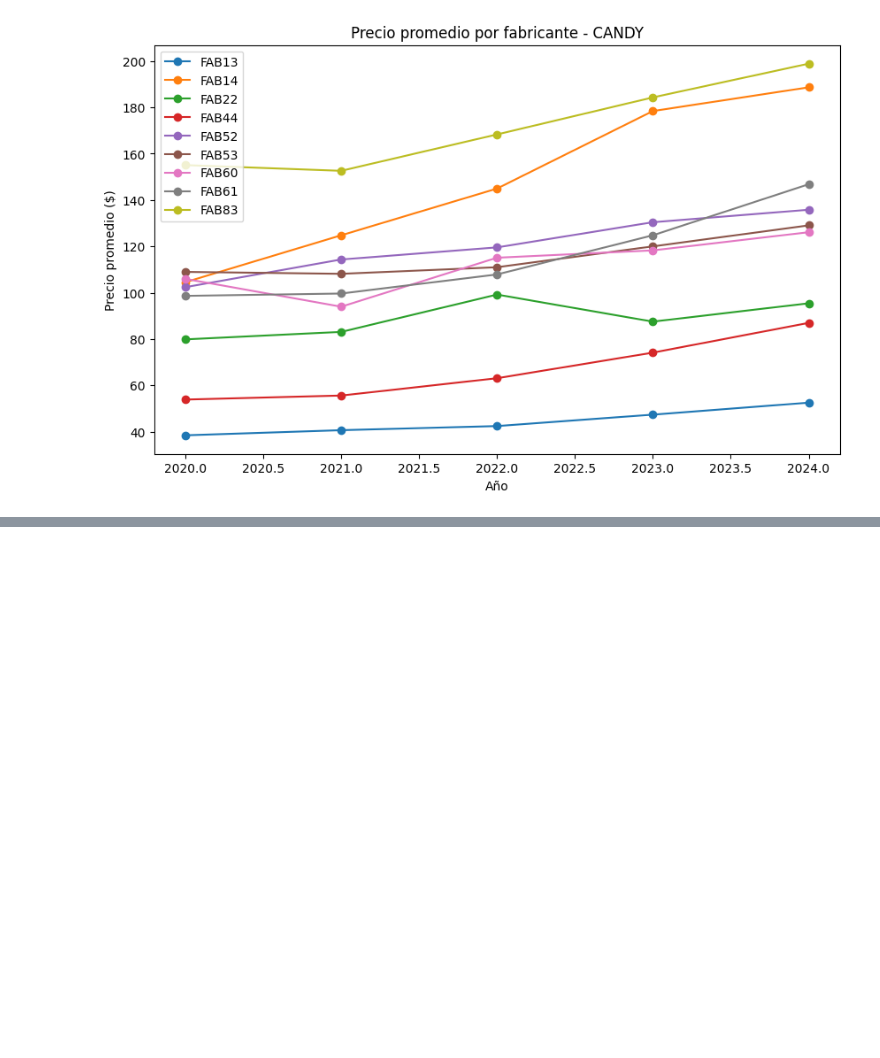
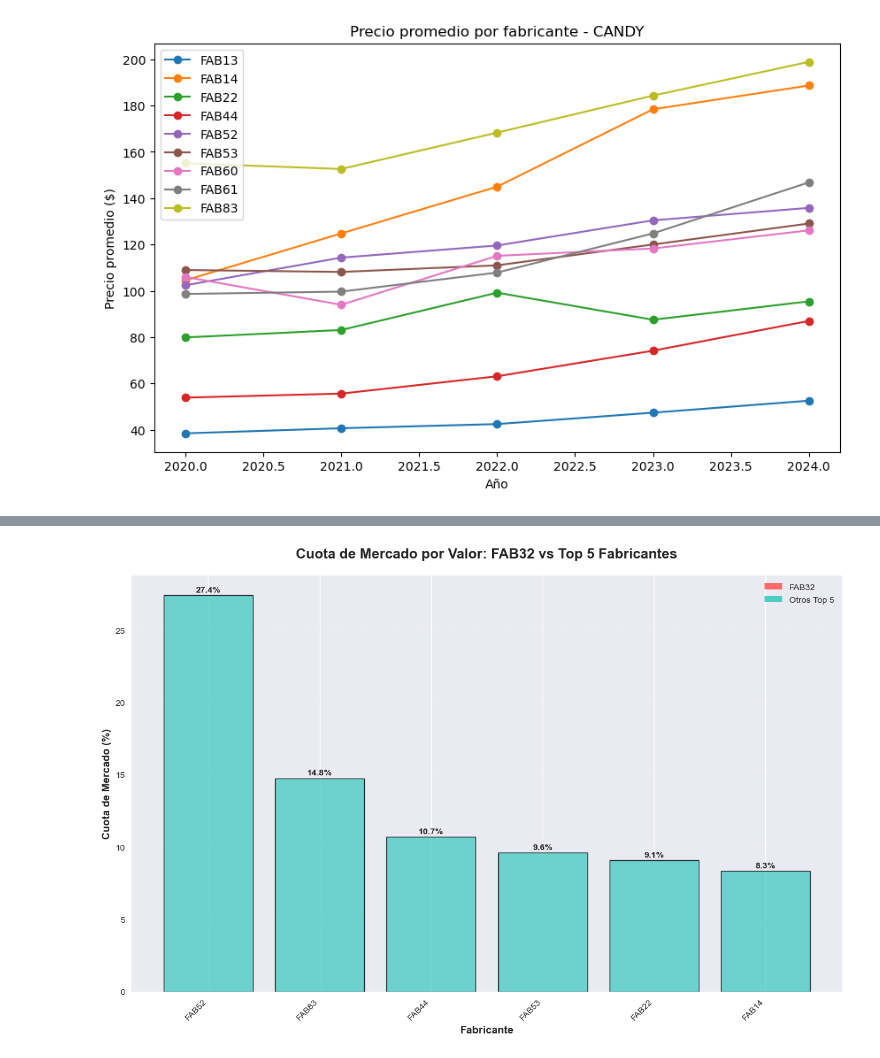
Before and after one commit to ViejoAgrio/Proyecto-1-Estad-stica, a Jupyter notebook: Projecto_1.ipynb, the cells around one changed output, grey strips where cells are left out. Cells and saved outputs as stored; diff of their text form; code cells hidden in the pictures; blank space fills up the shorter version.

```diff
--- a/Projecto_1.ipynb
+++ b/Projecto_1.ipynb
@@ -10,8 +10,17 @@ Rodrigo
 Provide understanding of the candy category by manufacturermarket share composition by year
 # %%
 import pandas as pd
+import numpy as np
 import matplotlib.pyplot as plt
+import seaborn as sns
+import statsmodels.api as sm
 
 # Cargar datos
-df_catalog = pd.read_csv('./DATA_CATALOG_2024.csv', encoding='latin1')
-df_sales = pd.read_csv('./DATOS_VENTA_2024.csv')
+try:
+    df_catalog = pd.read_csv('./DATA_CATALOG_2024.csv', encoding='latin1')
+    df_sales = pd.read_csv('./DATOS_VENTA_2024.csv')
+    print("Archivos de datos cargados exitosamente.")
+except FileNotFoundError:
+    print("Error: Los archivos 'DATA_CATALOG_2024.csv' o 'DATOS_VENTA_2024.csv' no se encontraron.")
+    print("Asegúrate de que estén en la misma carpeta que el script y vuelve a intentarlo.")
+    exit()
@@ -182,0 +260,40 @@ plt.show()
+# %%
+df_resultados = pd.DataFrame(resultados).T
+df_resultados.head()
+
+
+datos_grafico = df_fabricante_top.head(6)
+plt.figure(figsize=(12, 8))
+
+plt.style.use('seaborn-v0_8')
+colors = ['#FF6B6B' if fab == 'FAB32' else '#4ECDC4' for fab in datos_grafico['FAB']]
+
+bars = plt.bar(datos_grafico['FAB'],
+               datos_grafico['CUOTA_MERCADO_VALOR'],
+               color=colors,
+               alpha=0.8,
+               edgecolor='black',
+               linewidth=1)
+
+plt.title('Cuota de Mercado por Valor: FAB32 vs Top 5 Fabricantes',
+          fontsize=16, fontweight='bold', pad=20)
+plt.xlabel('Fabricante', fontsize=12, fontweight='bold')
+plt.ylabel('Cuota de Mercado (%)', fontsize=12, fontweight='bold')
+plt.xticks(rotation=45, ha='right')
+
+for bar in bars:
+    height = bar.get_height()
+    plt.text(bar.get_x() + bar.get_width()/2., height + 0.1,
+             f'{height:.1f}%',
+             ha='center', va='bottom', fontweight='bold')
+
+plt.grid(axis='y', alpha=0.3, linestyle='--')
+
+from matplotlib.patches import Patch
+legend_elements = [Patch(facecolor='#FF6B6B', label='FAB32'),
+                   Patch(facecolor='#4ECDC4', label='Otros Top 5')]
+plt.legend(handles=legend_elements, loc='upper right')
+plt.tight_layout()
+plt.show()
+# %% [output]
+[figure, added]
```
Also changed, not shown: parts of 12 cells of this notebook, 1 other file.
